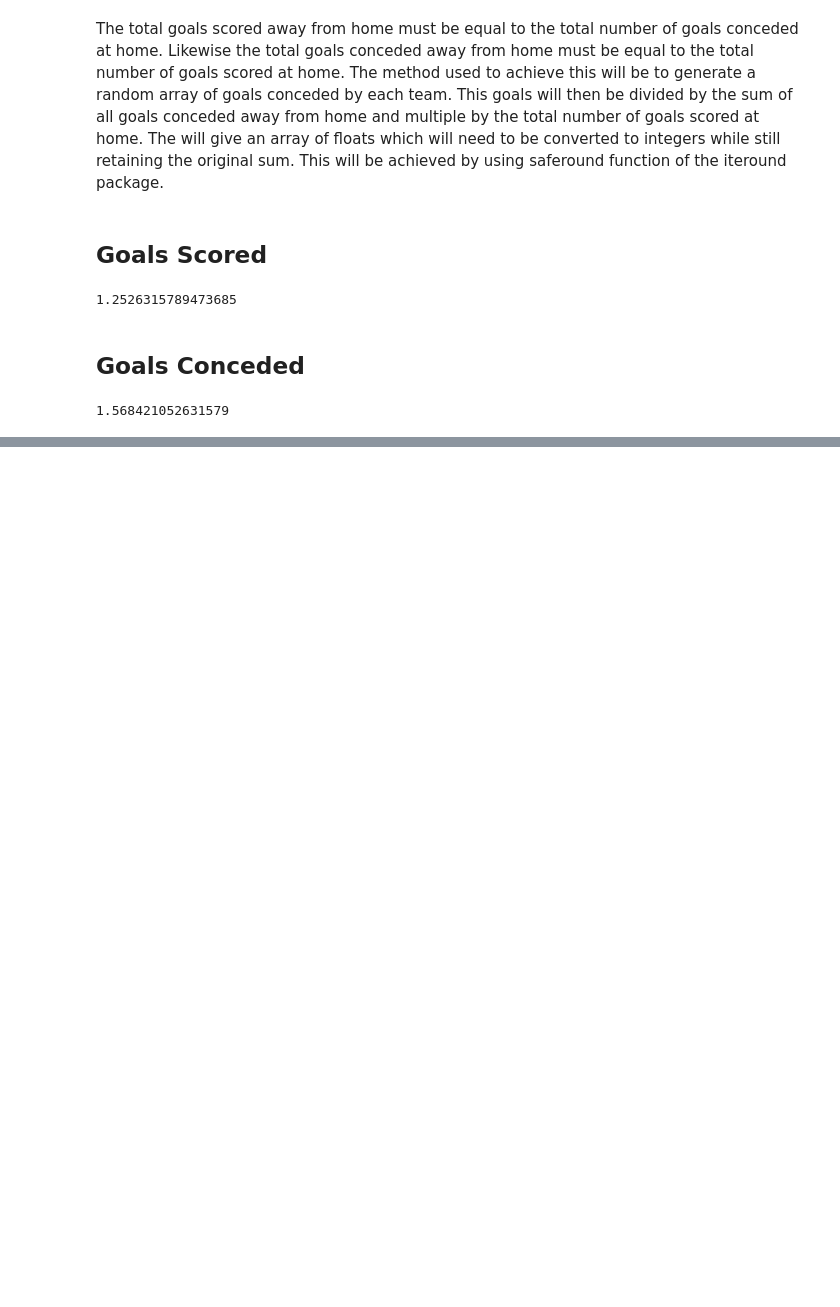
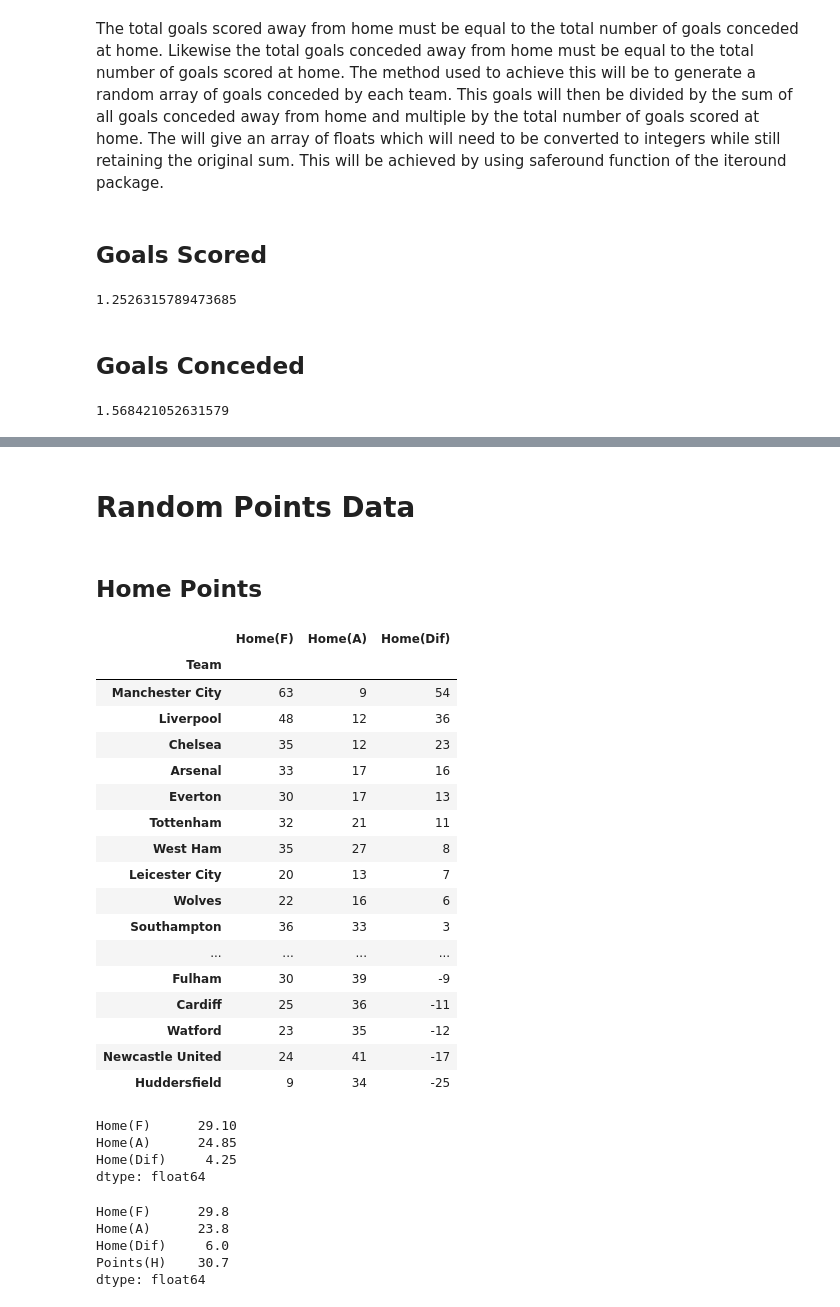
Before and after one commit to ANihill/fundamentalsProject, a Jupyter notebook: Project.ipynb, the cells around one changed output, grey strips where cells are left out. Saved outputs shown, nothing was run; the diff lists cells and outputs as text; code cells hidden in the pictures; blank space fills up the shorter version.

```diff
--- a/Project.ipynb
+++ b/Project.ipynb
@@ -627,0 +658,45 @@ pl_new
+# %% [markdown]
+# Random Points Data
+# %% [markdown]
+## Home Points
+# %%
+# created new home table
+home_new = pl_new[["Home(F)", "Home(A)", "Home(Dif)"]]
+
+# sorted data by points difference
+home_new = home_new.sort_values(by = "Home(Dif)", ascending=False);
+home_new
+# %% [output]
+|  | Home(F) | Home(A) | Home(Dif) |
+| Team |  |  |  |
+| Manchester City | 63 | 9 | 54 |
+| Liverpool | 48 | 12 | 36 |
+| Chelsea | 35 | 12 | 23 |
+| Arsenal | 33 | 17 | 16 |
+| Everton | 30 | 17 | 13 |
+| Tottenham | 32 | 21 | 11 |
+| West Ham | 35 | 27 | 8 |
+| Leicester City | 20 | 13 | 7 |
+| Wolves | 22 | 16 | 6 |
+| Southampton | 36 | 33 | 3 |
+| ... | ... | ... | ... |
+| Fulham | 30 | 39 | -9 |
+| Cardiff | 25 | 36 | -11 |
+| Watford | 23 | 35 | -12 |
+| Newcastle United | 24 | 41 | -17 |
+| Huddersfield | 9 | 34 | -25 |
+# %%
+home_new.mean()
+# %% [output]
+Home(F)      29.10
+Home(A)      24.85
+Home(Dif)     4.25
+dtype: float64
+# %%
+home.mean()
+# %% [output]
+Home(F)      29.8
+Home(A)      23.8
+Home(Dif)     6.0
+Points(H)    30.7
+dtype: float64
```
Also changed, not shown: parts of 18 cells of this notebook.
